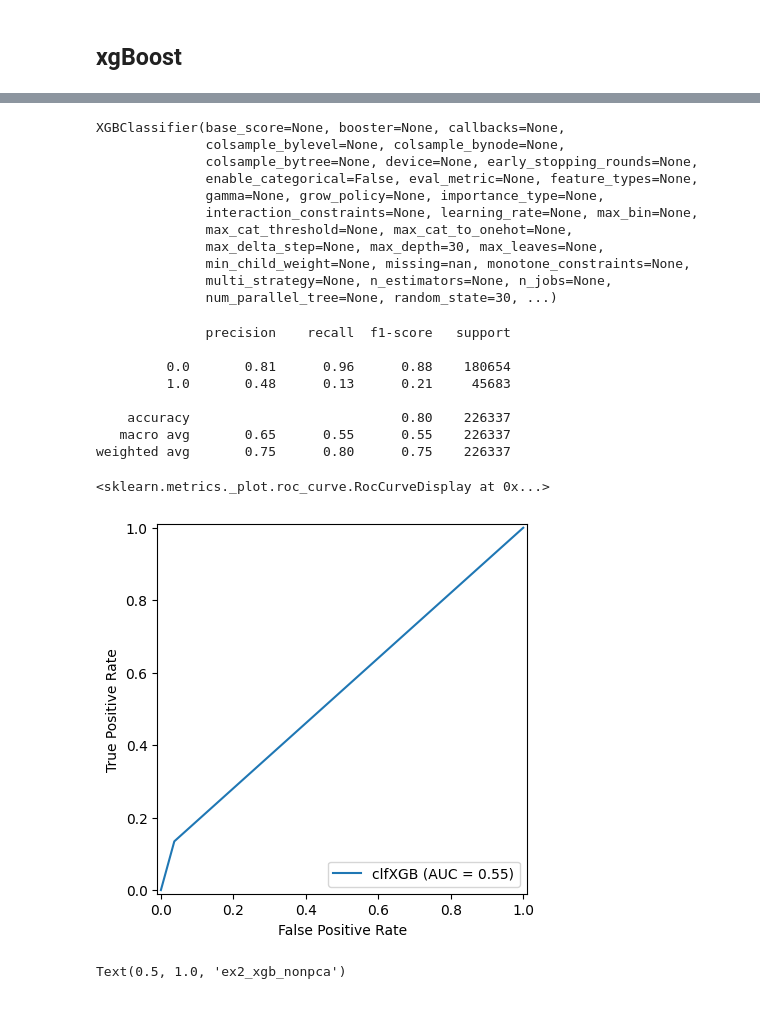
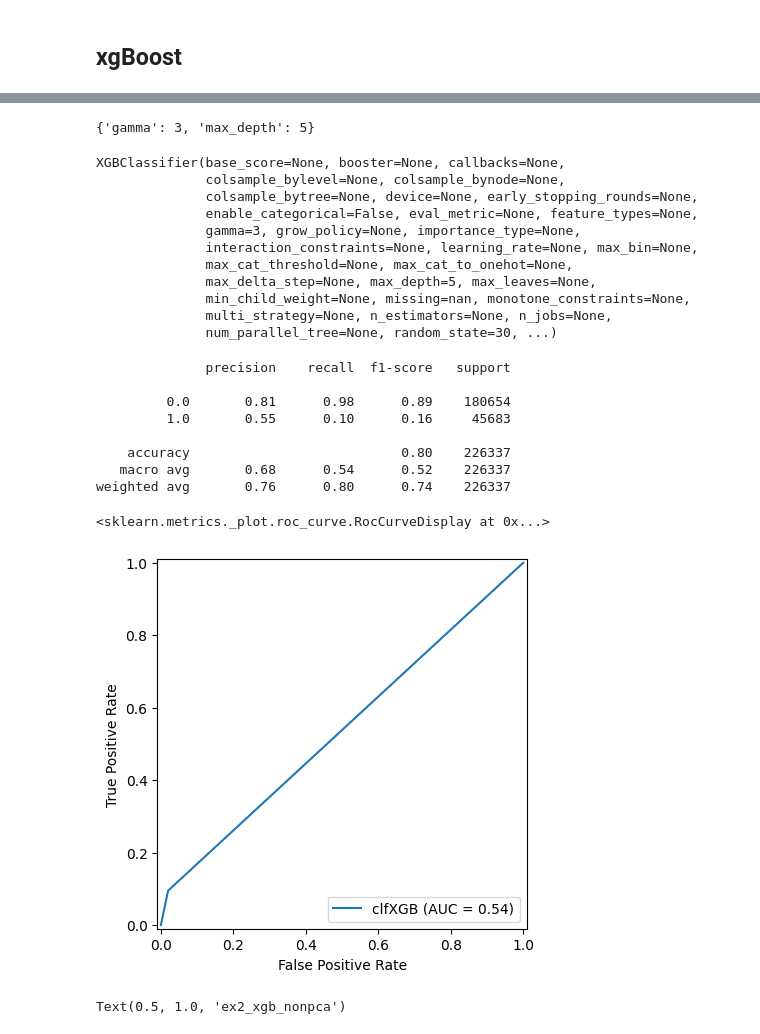
Before and after one commit to primula1323/Bigdata_Fintech, a Jupyter notebook: Lending_Club_Project/final_code/experiment2.ipynb, the cells around one changed output, grey strips where cells are left out. Cells and saved outputs as stored; diff of their text form; code cells hidden in the pictures.

```diff
--- a/Lending_Club_Project/final_code/experiment2.ipynb
+++ b/Lending_Club_Project/final_code/experiment2.ipynb
@@ -244,3 +246,6 @@ display.plot()
 [figure]
 # %% [markdown]
 ## Random Forest
+# %%
+clfRF2 = RandomForestClassifier(random_state = 30)
+clfRF2.fit(X_train, y_train)
@@ -272,0 +309,3 @@ display.plot()
+# %%
+pcaRF2 = RandomForestClassifier(random_state = 30)
+pcaRF2.fit(X_train, y_train)
@@ -301,5 +437,9 @@ display.plot()
+# %%
+clfXGBs_grid.best_params_
+# %% [output]
+{'gamma': 3, 'max_depth': 5}
 # %%
-clfXGB = XGBClassifier(random_state = 30, max_depth = 30)
+clfXGB = XGBClassifier(random_state = 30, max_depth = 5, gamma = 3)
 clfXGB.fit(X_train, y_train)
 clfXGB
 # %% [output]
@@ -307,32 +447,32 @@ XGBClassifier(base_score=None, booster=None, callbacks=None,
               colsample_bylevel=None, colsample_bynode=None,
               colsample_bytree=None, device=None, early_stopping_rounds=None,
               enable_categorical=False, eval_metric=None, feature_types=None,
-              gamma=None, grow_policy=None, importance_type=None,
+              gamma=3, grow_policy=None, importance_type=None,
               interaction_constraints=None, learning_rate=None, max_bin=None,
               max_cat_threshold=None, max_cat_to_onehot=None,
-              max_delta_step=None, max_depth=30, max_leaves=None,
+              max_delta_step=None, max_depth=5, max_leaves=None,
               min_child_weight=None, missing=nan, monotone_constraints=None,
               multi_strategy=None, n_estimators=None, n_jobs=None,
               num_parallel_tree=None, random_state=30, ...)
 # %%
-pred = clfXGB.predict(X_test)
+y_pred = clfXGB.predict(X_test)
 joblib.dump(clfXGB, 'clfXGB_2.pkl')
-print(classification_report(y_test, pred))
+print(classification_report(y_test, y_pred))
 # %% [output]
               precision    recall  f1-score   support
 
-         0.0       0.81      0.96      0.88    180654
-         1.0       0.48      0.13      0.21     45683
+         0.0       0.81      0.98      0.89    180654
+         1.0       0.55      0.10      0.16     45683
 
     accuracy                           0.80    226337
-   macro avg       0.65      0.55      0.55    226337
-weighted avg       0.75      0.80      0.75    226337
+   macro avg       0.68      0.54      0.52    226337
+weighted avg       0.76      0.80      0.74    226337
 # %%
-fpr, tpr, thresholds = metrics.roc_curve(ypca_test, pred)
+fpr, tpr, thresholds = metrics.roc_curve(ypca_test, y_pred)
 roc_auc = metrics.auc(fpr, tpr)
 display = metrics.RocCurveDisplay(fpr = fpr, tpr = tpr, roc_auc = roc_auc, estimator_name='clfXGB')
 display.plot()
 # %% [output]
 <sklearn.metrics._plot.roc_curve.RocCurveDisplay at 0x...>
-[figure, old version]
+[figure, new version]
 # %%
```
Also changed, not shown: parts of 16 cells of this notebook, 5 other files.
